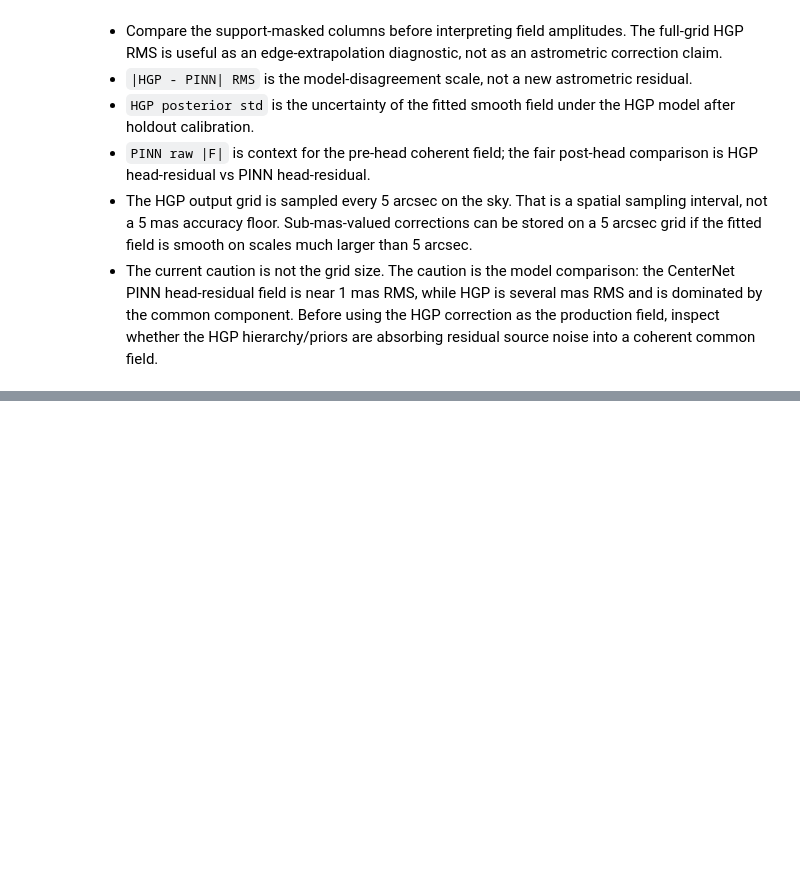
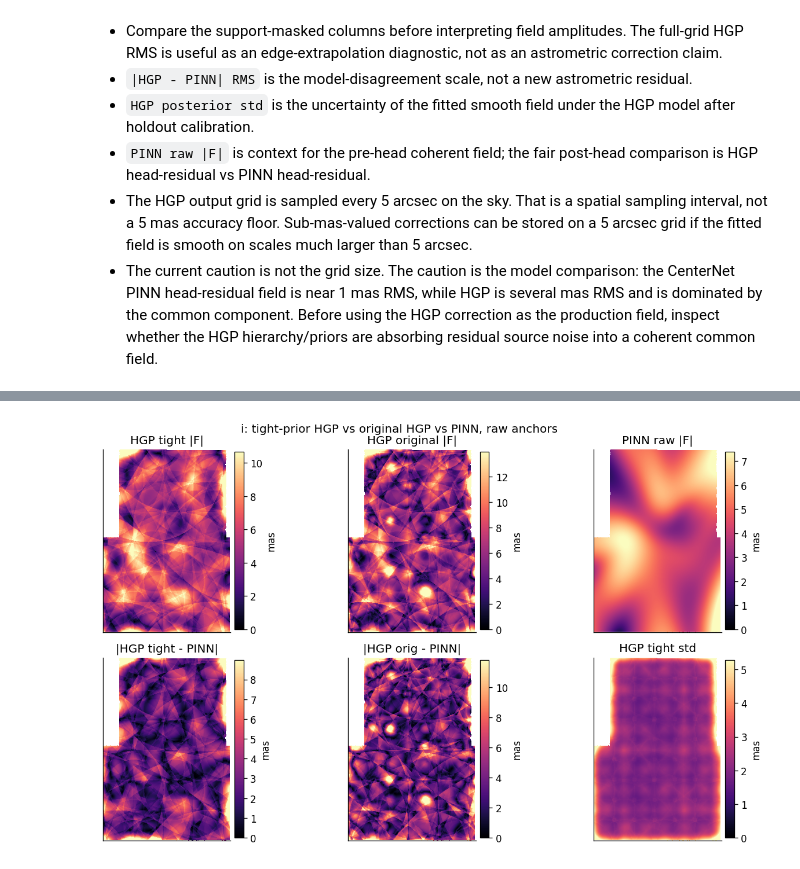
Before and after one commit to xoubish/JAISP, a Jupyter notebook: io/12_astrometry_hgp_vs_pinn.ipynb, the cells around one changed output, grey strips where cells are left out. Saved outputs shown, nothing was run; the diff lists cells and outputs as text; code cells hidden in the pictures; blank space fills up the shorter version.

```diff
--- a/io/12_astrometry_hgp_vs_pinn.ipynb
+++ b/io/12_astrometry_hgp_vs_pinn.ipynb
@@ -524,0 +847,26 @@ display(pd.DataFrame(weighted).round(4))
+# %%
+if have_raw_hgp_tight():
+    PLOT_BAND_TIGHT = 'I'
+    d = load_resampled_band_raw_tight(PLOT_BAND_TIGHT)
+    m = support_mask_tight(d)
+
+    panels = {
+        'HGP tight |F|':       (amp_mas(d['hgp_dra'], d['hgp_dde']),                 m, 'mas'),
+        'HGP original |F|':    (amp_mas(d['hgp_old_dra'], d['hgp_old_dde']),         m, 'mas'),
+        'PINN raw |F|':        (amp_mas(d['pinn_dra'], d['pinn_dde']),               m, 'mas'),
+        '|HGP tight - PINN|':  (amp_mas(d['hgp_dra'] - d['pinn_dra'], d['hgp_dde'] - d['pinn_dde']),     m, 'mas'),
+        '|HGP orig - PINN|':   (amp_mas(d['hgp_old_dra'] - d['pinn_dra'], d['hgp_old_dde'] - d['pinn_dde']), m, 'mas'),
+        'HGP tight std':       (amp_mas(d['hgp_dra_std'], d['hgp_dde_std']),         m, 'mas'),
+    }
+    fig, axes = plt.subplots(2, 3, figsize=(10.5, 6), constrained_layout=True)
+    for ax, (title, (image, mask, unit)) in zip(axes.ravel(), panels.items()):
+        show = np.asarray(image, dtype=np.float64).copy()
+        show[~mask] = np.nan
+        vmax = np.nanpercentile(show, 98)
+        im = ax.imshow(show, origin='lower', cmap='magma', vmin=0, vmax=vmax)
+        ax.set_title(title)
+        ax.set_xticks([]); ax.set_yticks([])
+        fig.colorbar(im, ax=ax, fraction=0.046, pad=0.02, label='mas')
+    fig.suptitle(f'{BAND_LABEL[PLOT_BAND_TIGHT]}: tight-prior HGP vs original HGP vs PINN, raw anchors', y=1.02)
+# %% [output]
+[figure, added]
```
Also changed, not shown: parts of 12 cells of this notebook, 1 other file.
